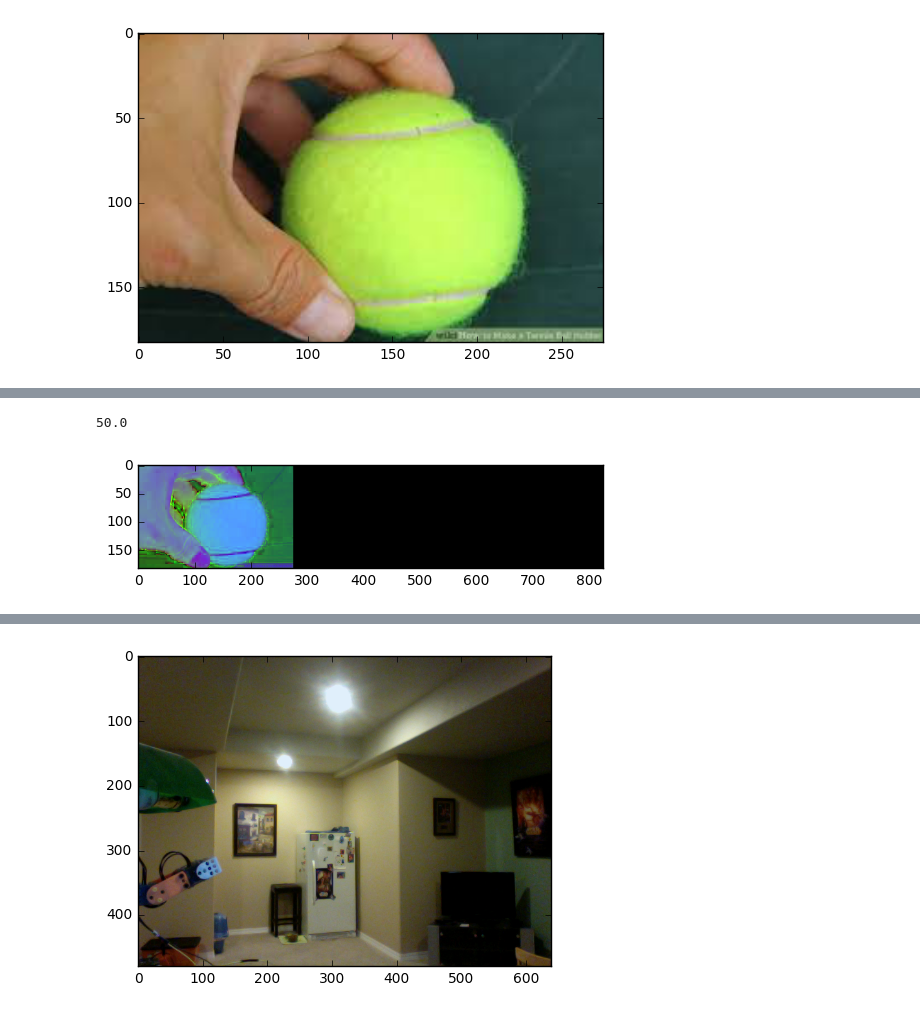
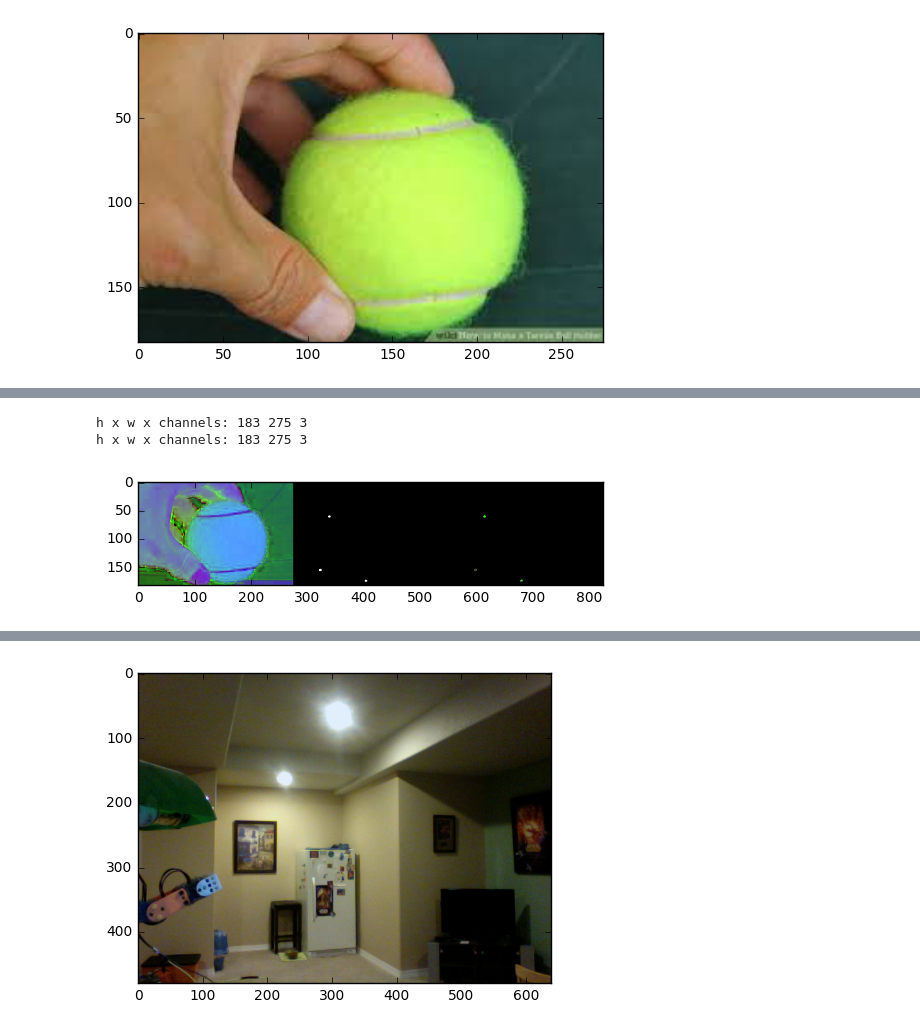
Before and after one commit to BrainSpawnInfosphere/walkingeye, a Jupyter notebook: docs/ipython/histogram_tracking.ipynb, the cells around one changed output, grey strips where cells are left out. Cells and saved outputs as stored; diff of their text form; code cells hidden in the pictures.

```diff
--- a/docs/ipython/histogram_tracking.ipynb
+++ b/docs/ipython/histogram_tracking.ipynb
@@ -31,7 +31,7 @@ images = ['hist_pics/tennis_1.jpg', 'hist_pics/tennis_2.jpg']
 im = []
 for image in images:
     i = cv2.imread(image)
-    i = cv2.cvtColor(i, cv2.COLOR_BGR2HSV)
+    i = cv2.cvtColor(i, cv2.COLOR_BGR2RGB)  # pretty images
     im.append(i)
 
 plt.subplot(1,2,1)
@@ -42,0 +43,9 @@ plt.imshow(im[1]);
+# %%
+for i, image in enumerate(im):
+    img = cv2.cvtColor(image, cv2.COLOR_RGB2HSV)
+    im[i] = img
+
+plt.subplot(1,2,1)
+plt.imshow(im[0]);
+plt.subplot(1,2,2)
+plt.imshow(im[1]);
@@ -48,13 +59,8 @@ plt.imshow(roi);
 # %% [output]
 [figure]
 # %%
-hist = cv2.calcHist([roi],[0],None,[180],[0,180])
-# h,s,v = cv2.split(roi)
-# hist = cv2.calcHist([h],[0],None,[180],[0,180])
-# hist = cv2.calcHist([h],[0],None,[180], [0,180])
+hist = cv2.calcHist([roi],[0, 1],None,[180, 256],[0,180, 0 ,256])
 cv2.normalize(hist,hist,0,255,cv2.NORM_MINMAX)
-hist=np.int32(np.around(hist))
-# plt.hist(hist,180,[0,180]);
 plt.plot(hist)
 plt.grid(True)
 # %% [output]
@@ -75,16 +95,30 @@ test = cv2.cvtColor(test, cv2.COLOR_BGR2HSV)  # now convert to HSV
 # %%
 # h,s,v = cv2.split(test)
-dst = cv2.calcBackProject([test],[0],hist,[0,180],1)
+test = im[1]
+# test = ball2  # doesn't work well, need a better histogram
+dst = cv2.calcBackProject([test],[0, 1],hist,[0,180, 0 ,256],1)
+# print(dst)
 
 disc = cv2.getStructuringElement(cv2.MORPH_ELLIPSE,(5,5))
 cv2.filter2D(dst,-1,disc,dst)
 
-ret,thresh = cv2.threshold(dst,50,255,0)
-print(ret)
-thresh = cv2.merge((thresh,thresh,thresh))
+ret, thresh = cv2.threshold(dst,30,255,cv2.THRESH_BINARY)
+
+kernel = np.ones((5,5),np.uint8)
+# thresh = cv2.erode(thresh, kernel)
+# thresh = cv2.dilate(thresh, kernel)
+thresh = cv2.morphologyEx(thresh, cv2.MORPH_CLOSE, kernel)
+# print(ret)
+thresh = cv2.merge((thresh,thresh,thresh))  # make 3 channels
+
+print('h x w x channels: {} {} {}'.format(*test.shape))
+print('h x w x channels: {} {} {}'.format(*thresh.shape))
+
 res = cv2.bitwise_and(test,thresh)
 res = np.hstack((test,thresh,res))
 plt.imshow(res);
+# plt.colorbar();
 # %% [output]
-50.0
+h x w x channels: 183 275 3
+h x w x channels: 183 275 3
-[figure, old version]
+[figure, new version]
```
Also changed, not shown: parts of 13 cells of this notebook, 7 other files.
